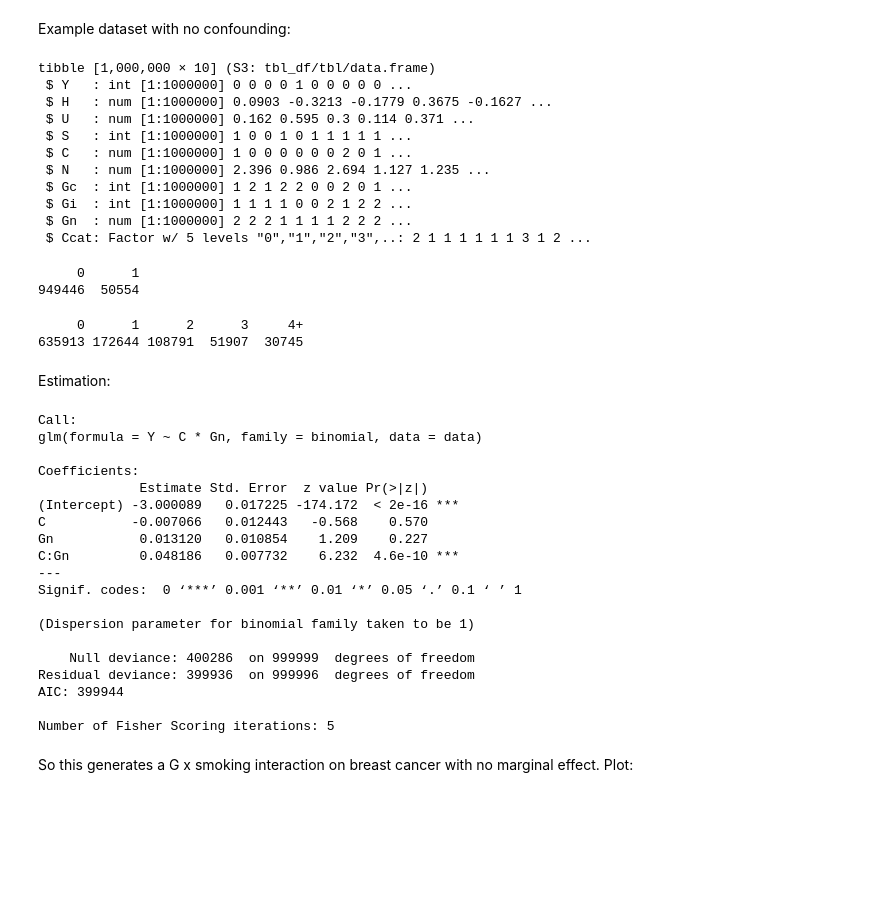
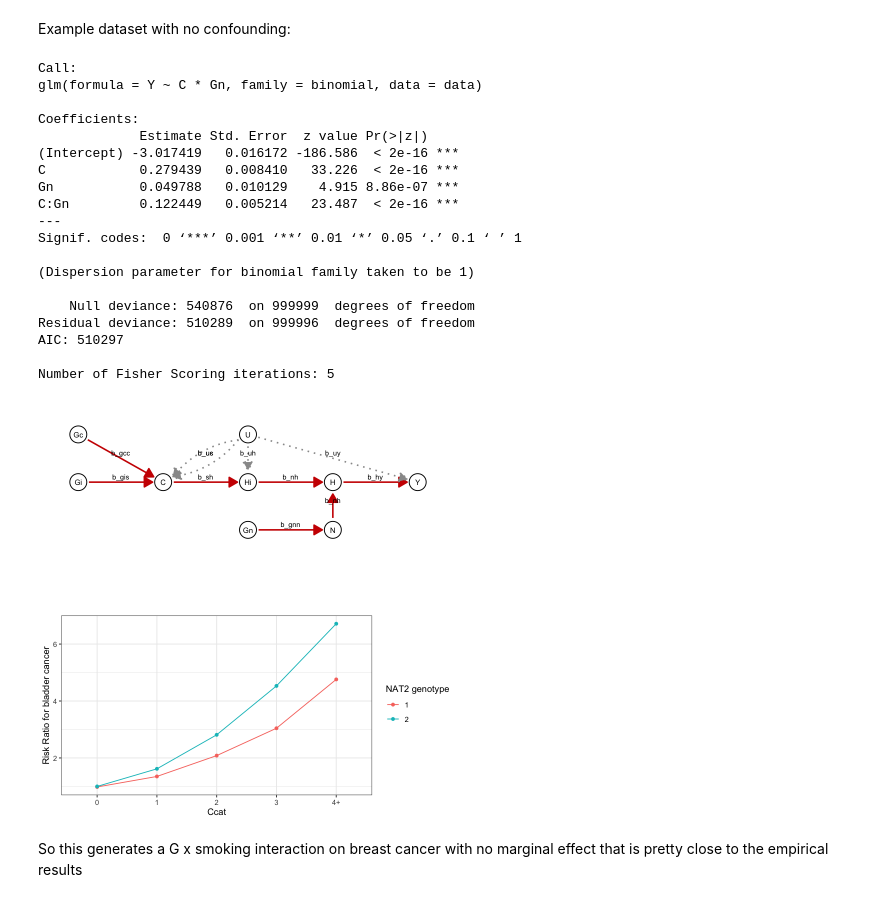
Before and after one commit to explodecomputer/lab-book, a Jupyter notebook: posts/2026-03-05-nat2-bc/analysis.ipynb, the cells around one changed output. Drawn from its saved outputs; the diff is of its cells as text; code cells hidden in the pictures; blank space fills up the shorter version.

```diff
--- a/posts/2026-03-05-nat2-bc/analysis.ipynb
+++ b/posts/2026-03-05-nat2-bc/analysis.ipynb
@@ -100,67 +274,40 @@ estimation_gc2005 <- function(data) {
 # %% [markdown]
 Example dataset with no confounding:
 # %%
-dat <- dgm(
+analysis(
     b_0 = -3,
-    b_hy = 0.5,
-    b_uy = 0,
-    b_sh = 0.4,
+    b_hy = 1.3,
+    b_sh = 2,
     b_nh = 0.2,
     b_gcc = 1.0,
     b_gis = 1.0,
-    b_gnn = 1.0,
+    b_gnn = 0.4,
     b_us = 0,
     b_uc = 0,
     b_uh = 0,
+    b_uy = 0,
     n = 1000000
 )
-
-str(dat)
-
-# Bladder cancer prevalence
-table(dat$Y)
-
-# Smoking behaviour categories
-table(dat$Ccat)
 # %% [output]
-tibble [1,000,000 × 10] (S3: tbl_df/tbl/data.frame)
- $ Y   : int [1:1000000] 0 0 0 0 1 0 0 0 0 0 ...
- $ H   : num [1:1000000] 0.0903 -0.3213 -0.1779 0.3675 -0.1627 ...
- $ U   : num [1:1000000] 0.162 0.595 0.3 0.114 0.371 ...
- $ S   : int [1:1000000] 1 0 0 1 0 1 1 1 1 1 ...
- $ C   : num [1:1000000] 1 0 0 0 0 0 0 2 0 1 ...
- $ N   : num [1:1000000] 2.396 0.986 2.694 1.127 1.235 ...
- $ Gc  : int [1:1000000] 1 2 1 2 2 0 0 2 0 1 ...
- $ Gi  : int [1:1000000] 1 1 1 1 0 0 2 1 2 2 ...
- $ Gn  : num [1:1000000] 2 2 2 1 1 1 1 2 2 2 ...
- $ Ccat: Factor w/ 5 levels "0","1","2","3",..: 2 1 1 1 1 1 1 3 1 2 ...
+Call:
+glm(formula = Y ~ C * Gn, family = binomial, data = data)
+
+Coefficients:
+             Estimate Std. Error  z value Pr(>|z|)
+(Intercept) -3.017419   0.016172 -186.586  < 2e-16 ***
+C            0.279439   0.008410   33.226  < 2e-16 ***
+Gn           0.049788   0.010129    4.915 8.86e-07 ***
+C:Gn         0.122449   0.005214   23.487  < 2e-16 ***
+---
+Signif. codes:  0 ‘***’ 0.001 ‘**’ 0.01 ‘*’ 0.05 ‘.’ 0.1 ‘ ’ 1
+
+(Dispersion parameter for binomial family taken to be 1)
+
+    Null deviance: 540876  on 999999  degrees of freedom
+Residual deviance: 510289  on 999996  degrees of freedom
+AIC: 510297
+
+Number of Fisher Scoring iterations: 5
-     0      1
-949446  50554
-     0      1      2      3     4+
-635913 172644 108791  51907  30745
+[figure, added]
-# %% [markdown]
-Estimation:
-# %%
-estimation_gc2005(dat)
-# %% [output]
-Call:
-glm(formula = Y ~ C * Gn, family = binomial, data = data)
-
-Coefficients:
-             Estimate Std. Error  z value Pr(>|z|)
-(Intercept) -3.000089   0.017225 -174.172  < 2e-16 ***
-C           -0.007066   0.012443   -0.568    0.570
-Gn           0.013120   0.010854    1.209    0.227
-C:Gn         0.048186   0.007732    6.232  4.6e-10 ***
----
-Signif. codes:  0 ‘***’ 0.001 ‘**’ 0.01 ‘*’ 0.05 ‘.’ 0.1 ‘ ’ 1
-
-(Dispersion parameter for binomial family taken to be 1)
-
-    Null deviance: 400286  on 999999  degrees of freedom
-Residual deviance: 399936  on 999996  degrees of freedom
-AIC: 399944
-
-Number of Fisher Scoring iterations: 5
 # %% [markdown]
-So this generates a G x smoking interaction on breast cancer with no marginal effect. Plot:
+So this generates a G x smoking interaction on breast cancer with no marginal effect that is pretty close to the empirical results
```
Also changed, not shown: parts of 27 cells of this notebook.
